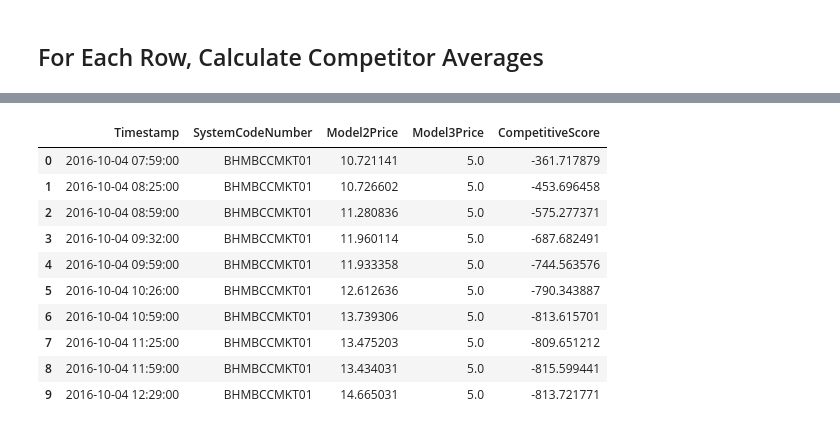
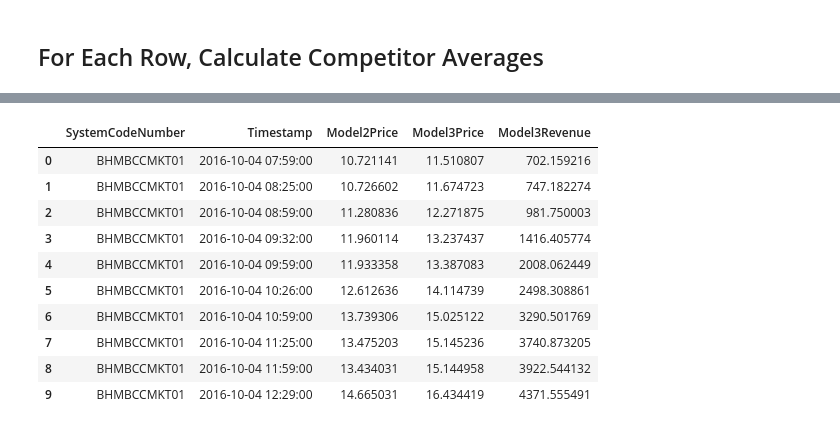
Before and after one commit to MrRogueKnight/Capstone-Project-of-Summer-Analytics-2025, a Jupyter notebook: dynamic-pricing-for-urban-parking-lots.ipynb, the cells around one changed output, grey strips where cells are left out. Drawn from its saved outputs; the diff is of its cells as text; code cells hidden in the pictures.

```diff
--- a/dynamic-pricing-for-urban-parking-lots.ipynb
+++ b/dynamic-pricing-for-urban-parking-lots.ipynb
@@ -955,9 +944,0 @@ theta = 0.5
-# %%
-# Competitive score
-df_model2['CompetitiveScore'] = (
-    (df_model2['NearbyAvgPrice'] - df_model2['Model2Price']) +
-    (df_model2['Occupancy'] - df_model2['NearbyAvgOccupancy'])
-)
-# %%
-# Model3Price calculation
-df_model2['Model3Price'] = df_model2['Model2Price'] + theta * df_model2['CompetitiveScore']
@@ -964,17 +956,26 @@ df_model2['Model3Price'] = df_model2['Model2Price'] + theta * df_model2['Competi
 # %%
-# Clip to price limits
+beta = 2.0
+
+df_model2['Model3Price'] = (
+    0.6 * df_model2['Model2Price'] +
+    0.4 * df_model2['NearbyAvgPrice'] +
+    beta * df_model2['NearbyAvgOccupancyRatio']
+)
+
 df_model2['Model3Price'] = df_model2['Model3Price'].clip(lower=5.0, upper=20.0)
+# %%
+df_model2['Model3Revenue'] = df_model2['Model3Price'] * df_model2['Occupancy']
 # %%
-df_model2[['Timestamp', 'SystemCodeNumber', 'Model2Price', 'Model3Price', 'CompetitiveScore']].head(10)
+df_model2[['SystemCodeNumber', 'Timestamp', 'Model2Price', 'Model3Price', 'Model3Revenue']].head(10)
 # %% [output]
-|  | Timestamp | SystemCodeNumber | Model2Price | Model3Price | CompetitiveScore |
-| 0 | 2016-10-04 07:59:00 | BHMBCCMKT01 | 10.721141 | 5.0 | -361.717879 |
-| 1 | 2016-10-04 08:25:00 | BHMBCCMKT01 | 10.726602 | 5.0 | -453.696458 |
-| 2 | 2016-10-04 08:59:00 | BHMBCCMKT01 | 11.280836 | 5.0 | -575.277371 |
-| 3 | 2016-10-04 09:32:00 | BHMBCCMKT01 | 11.960114 | 5.0 | -687.682491 |
-| 4 | 2016-10-04 09:59:00 | BHMBCCMKT01 | 11.933358 | 5.0 | -744.563576 |
-| 5 | 2016-10-04 10:26:00 | BHMBCCMKT01 | 12.612636 | 5.0 | -790.343887 |
-| 6 | 2016-10-04 10:59:00 | BHMBCCMKT01 | 13.739306 | 5.0 | -813.615701 |
-| 7 | 2016-10-04 11:25:00 | BHMBCCMKT01 | 13.475203 | 5.0 | -809.651212 |
-| 8 | 2016-10-04 11:59:00 | BHMBCCMKT01 | 13.434031 | 5.0 | -815.599441 |
-| 9 | 2016-10-04 12:29:00 | BHMBCCMKT01 | 14.665031 | 5.0 | -813.721771 |
+|  | SystemCodeNumber | Timestamp | Model2Price | Model3Price | Model3Revenue |
+| 0 | BHMBCCMKT01 | 2016-10-04 07:59:00 | 10.721141 | 11.510807 | 702.159216 |
+| 1 | BHMBCCMKT01 | 2016-10-04 08:25:00 | 10.726602 | 11.674723 | 747.182274 |
+| 2 | BHMBCCMKT01 | 2016-10-04 08:59:00 | 11.280836 | 12.271875 | 981.750003 |
+| 3 | BHMBCCMKT01 | 2016-10-04 09:32:00 | 11.960114 | 13.237437 | 1416.405774 |
+| 4 | BHMBCCMKT01 | 2016-10-04 09:59:00 | 11.933358 | 13.387083 | 2008.062449 |
+| 5 | BHMBCCMKT01 | 2016-10-04 10:26:00 | 12.612636 | 14.114739 | 2498.308861 |
+| 6 | BHMBCCMKT01 | 2016-10-04 10:59:00 | 13.739306 | 15.025122 | 3290.501769 |
+| 7 | BHMBCCMKT01 | 2016-10-04 11:25:00 | 13.475203 | 15.145236 | 3740.873205 |
+| 8 | BHMBCCMKT01 | 2016-10-04 11:59:00 | 13.434031 | 15.144958 | 3922.544132 |
+| 9 | BHMBCCMKT01 | 2016-10-04 12:29:00 | 14.665031 | 16.434419 | 4371.555491 |
```
Also changed, not shown: parts of 25 cells of this notebook.
